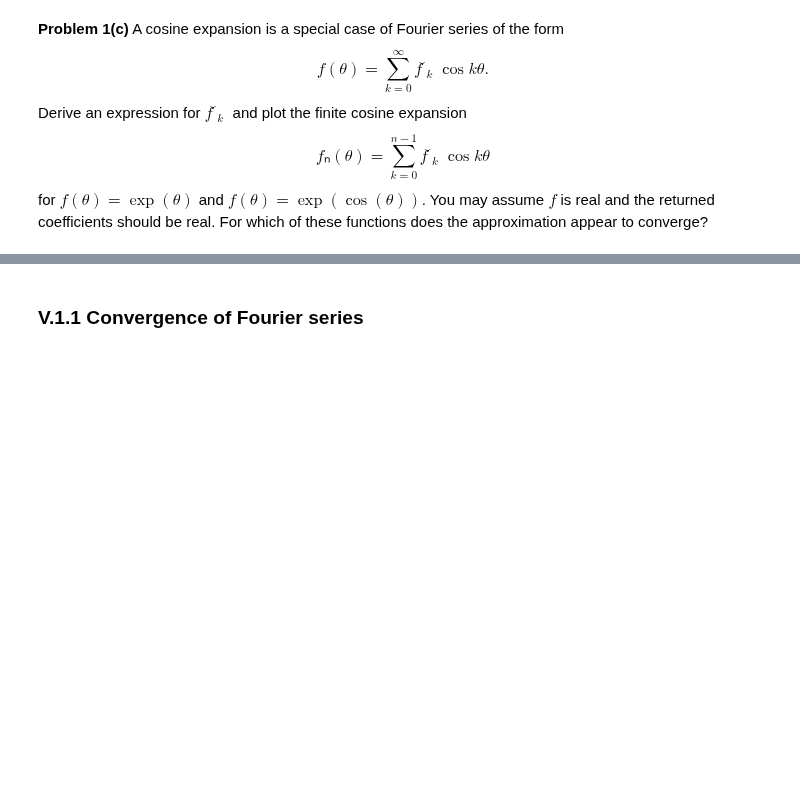
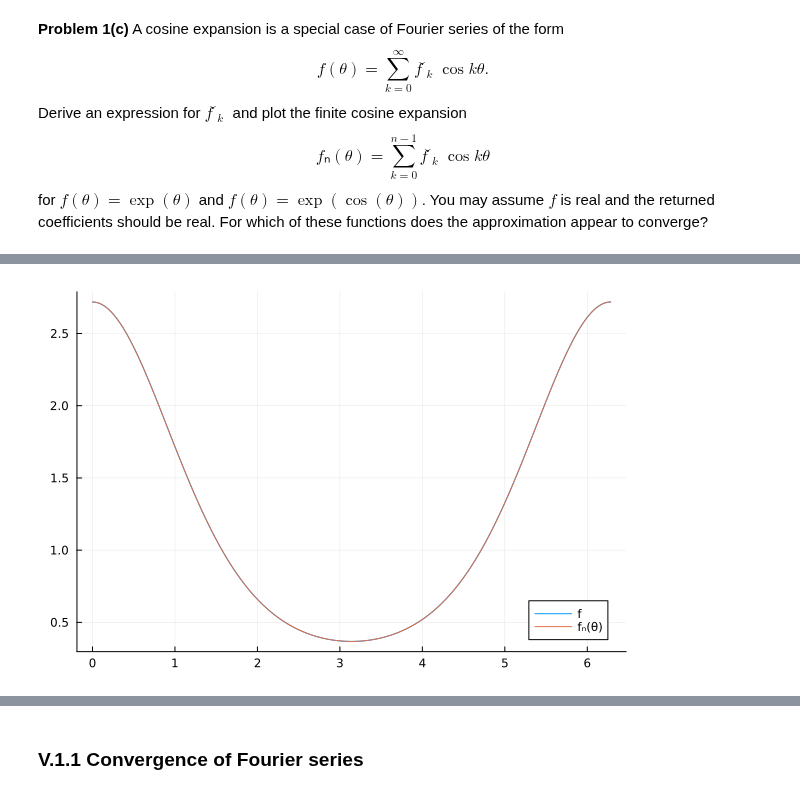
Before and after one commit to lovelife383/MATH50003NumericalAnalysis, a Jupyter notebook: labs/lab8.ipynb, the cells around one changed output, grey strips where cells are left out. Saved outputs shown, nothing was run; the diff lists cells and outputs as text; code cells hidden in the pictures; blank space fills up the shorter version.

```diff
--- a/labs/lab8.ipynb
+++ b/labs/lab8.ipynb
@@ -204,0 +216,9 @@ end
+# %%
+f̂ = [cosinecoefficient(h, k) for k = 0:n-1]
+F = θ -> [cos(k*θ) for k = 0:n-1]
+fₙ = θ -> transpose(F(θ))*f̂
+g = range(0, 2π, 1000)
+plot(g, h.(g); label="f")
+plot!(g, fₙ.(g); label="fₙ(θ)")
+# %% [output]
+[figure, added]
```
Also changed, not shown: parts of 3 cells of this notebook.
